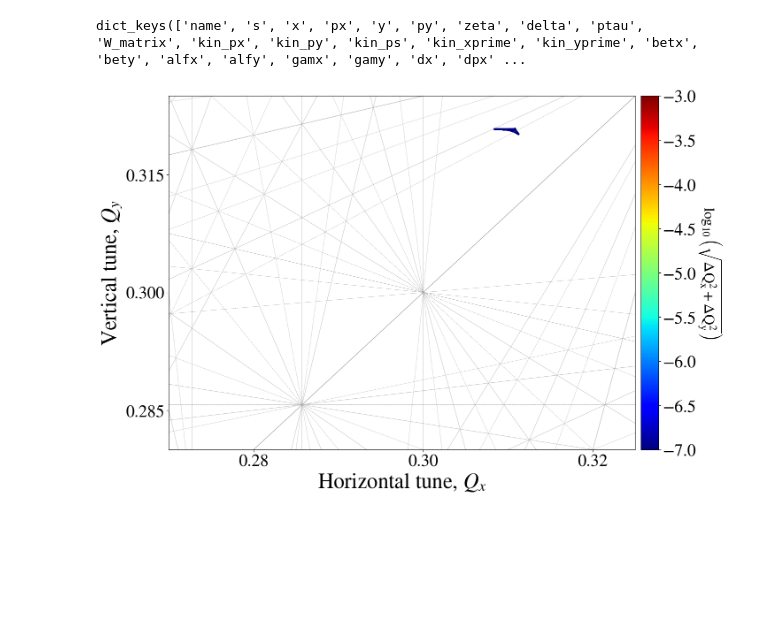
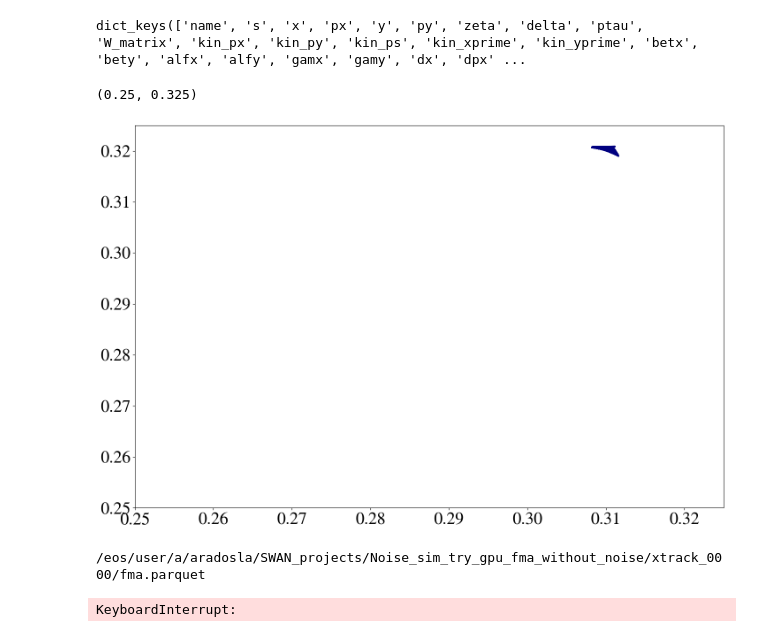
Before and after one commit to aradosla/example_DA_study, a Jupyter notebook: studies/my_scripts/Frequency map.ipynb, the cells around one changed output. Cells and saved outputs as stored; diff of their text form; code cells hidden in the pictures; blank space fills up the shorter version.

```diff
--- a/studies/my_scripts/Frequency map.ipynb
+++ b/studies/my_scripts/Frequency map.ipynb
@@ -406,19 +457,37 @@ def plot_res_order_specific(order, l=0, qz=0, c1='b', lst1='-', c2='b', lst2='--
         plot_res_order_box(o, l, qz, a, b, c, d, c1, lst1, c2, lst2, c3, list=list, xy_total=xy_total, theta_total=theta_total, l_points=l_points, l_mnlq=l_mnlq, annotate=annotate)
     plt.xlim(a, b)
     plt.ylim(c, d)
+# %%
+plt.scatter(dff['qx1'],dff['qy1'], s=3, edgecolors=None, c=dff['diffusion'], vmin=-7, vmax=-3,cmap='jet')
+plt.xlim(0.25, 0.325 )
+plt.ylim(0.25, 0.325)
+#plt.plot(dff['diffusion'])
+# %% [output]
+(0.25, 0.325)
+[figure, added]
 # %%
+import glob
+files = glob.glob('/eos/user/a/aradosla/SWAN_projects/Noise_sim_try_gpu_fma_without_noise/**/fma.parquet')
+dffs = pd.DataFrame()
+for file in files:
+    dff = pd.read_parquet(file)
+    dff = dff[(dff['at_turn'] < 2000) | (dff['at_turn'] > 8000)]
+    print(file)
+    dffs = pd.concat([dffs,dff], ignore_index=True)
+
 fig, ax = plt.subplots()
-plt.scatter(dff['qx1'],dff['qy1'], s=3, edgecolors=None, c=dff['diffusion'], vmin=-7, vmax=-3,cmap='jet')
-plt.xlim(0.27, 0.325 )
-plt.ylim(0.28, 0.325)
+plt.scatter(dffs['qx1'],dffs['qy1'], s=3, edgecolors=None, c=dffs['diffusion'], vmin=-7, vmax=-3,cmap='jet')
+plt.xlim(0.20, 0.34)
+plt.ylim(0.24, 0.4)
 ax.yaxis.set_major_locator(plt.MaxNLocator(3))
 ax.xaxis.set_major_locator(plt.MaxNLocator(3))
 plt.xlabel(r"Horizontal tune, $Q_x$")
 plt.ylabel(r"Vertical tune, $Q_y$")
 cbar=plt.colorbar(pad=0.01)
 cbar.set_label(r'$\rm \log_{10}\left({\sqrt{\Delta Q_x^2 + \Delta Q_y^2}}\right)$',labelpad=45,rotation=270, fontsize=24)
-#ootprint.lw_mine=0.5
-lw_mine = 0.5
+#footprint.lw_mine=0.5
+
 plot_res_upto_order(12,c1 = 'darkgrey', c2 = 'darkgrey',c3='r',annotate=False)
 # %% [output]
-[figure, removed]
+/eos/user/a/aradosla/SWAN_projects/Noise_sim_try_gpu_fma_without_noise/xtrack_0000/fma.parquet
+KeyboardInterrupt:
```
Also changed, not shown: parts of 6 cells of this notebook, 8 other files.
